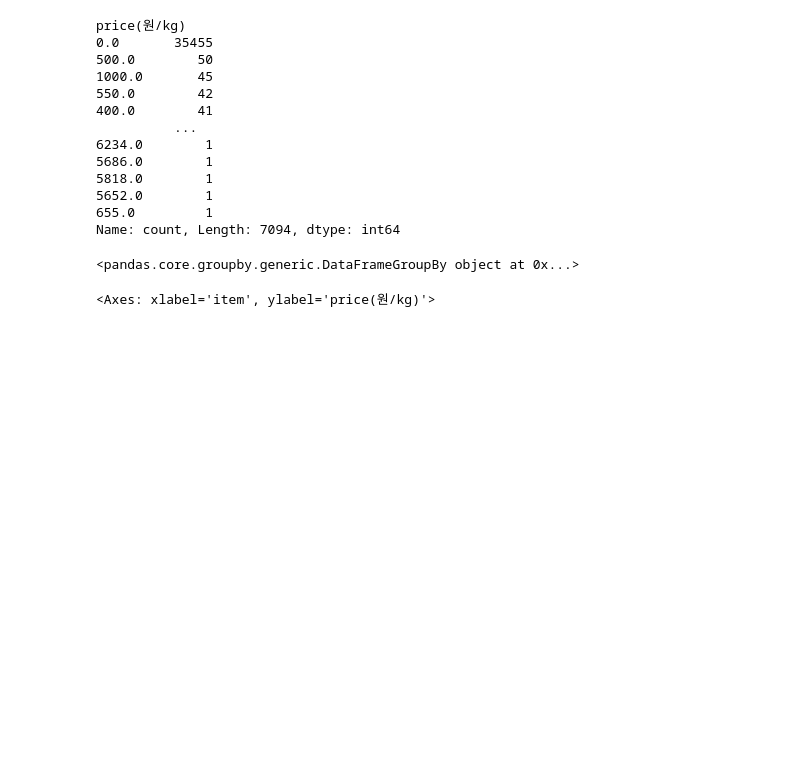
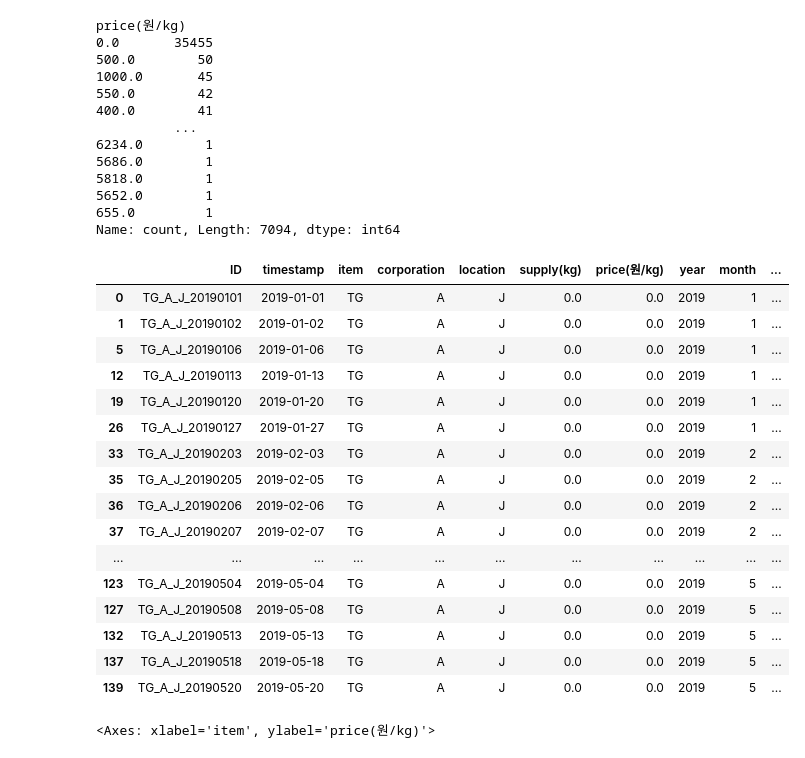
Before and after one commit to Joy-9707/sparta_practice, a Jupyter notebook: 김희정_0213.ipynb, the cells around one changed output. Drawn from its saved outputs; the diff is of its cells as text; code cells hidden in the pictures; blank space fills up the shorter version.

```diff
--- a/김희정_0208.ipynb
+++ b/김희정_0213.ipynb
@@ -198,9 +206,26 @@ price(원/kg)
 655.0         1
 Name: count, Length: 7094, dtype: int64
 # %%
-df[df['supply(kg)']==0].groupby('dayofweek')
+ttiti = df[df['supply(kg)']==0].groupby('dayofweek')
+ttiti.head()
 # %% [output]
-<pandas.core.groupby.generic.DataFrameGroupBy object at 0x...>
+|  | ID | timestamp | item | corporation | location | supply(kg) | price(원/kg) | year | month | ... |
+| 0 | TG_A_J_20190101 | 2019-01-01 | TG | A | J | 0.0 | 0.0 | 2019 | 1 | ... |
+| 1 | TG_A_J_20190102 | 2019-01-02 | TG | A | J | 0.0 | 0.0 | 2019 | 1 | ... |
+| 5 | TG_A_J_20190106 | 2019-01-06 | TG | A | J | 0.0 | 0.0 | 2019 | 1 | ... |
+| 12 | TG_A_J_20190113 | 2019-01-13 | TG | A | J | 0.0 | 0.0 | 2019 | 1 | ... |
+| 19 | TG_A_J_20190120 | 2019-01-20 | TG | A | J | 0.0 | 0.0 | 2019 | 1 | ... |
+| 26 | TG_A_J_20190127 | 2019-01-27 | TG | A | J | 0.0 | 0.0 | 2019 | 1 | ... |
+| 33 | TG_A_J_20190203 | 2019-02-03 | TG | A | J | 0.0 | 0.0 | 2019 | 2 | ... |
+| 35 | TG_A_J_20190205 | 2019-02-05 | TG | A | J | 0.0 | 0.0 | 2019 | 2 | ... |
+| 36 | TG_A_J_20190206 | 2019-02-06 | TG | A | J | 0.0 | 0.0 | 2019 | 2 | ... |
+| 37 | TG_A_J_20190207 | 2019-02-07 | TG | A | J | 0.0 | 0.0 | 2019 | 2 | ... |
+| ... | ... | ... | ... | ... | ... | ... | ... | ... | ... | ... |
+| 123 | TG_A_J_20190504 | 2019-05-04 | TG | A | J | 0.0 | 0.0 | 2019 | 5 | ... |
+| 127 | TG_A_J_20190508 | 2019-05-08 | TG | A | J | 0.0 | 0.0 | 2019 | 5 | ... |
+| 132 | TG_A_J_20190513 | 2019-05-13 | TG | A | J | 0.0 | 0.0 | 2019 | 5 | ... |
+| 137 | TG_A_J_20190518 | 2019-05-18 | TG | A | J | 0.0 | 0.0 | 2019 | 5 | ... |
+| 139 | TG_A_J_20190520 | 2019-05-20 | TG | A | J | 0.0 | 0.0 | 2019 | 5 | ... |
 # %%
 sns.boxplot(x='item', y='price(원/kg)', data=df)
 # %% [output]
```
Also changed, not shown: parts of 9 cells of this notebook, 1 other file.
